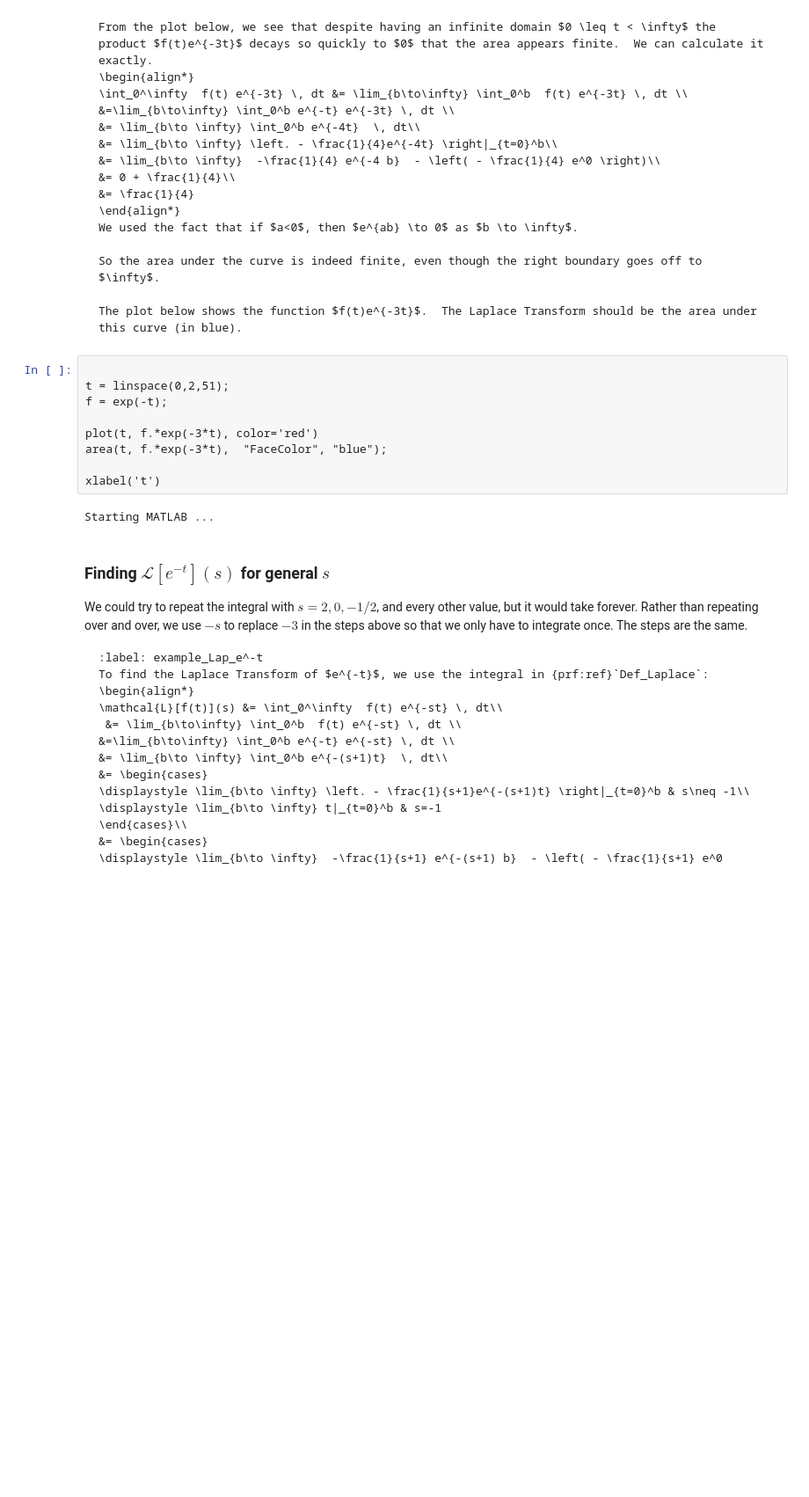
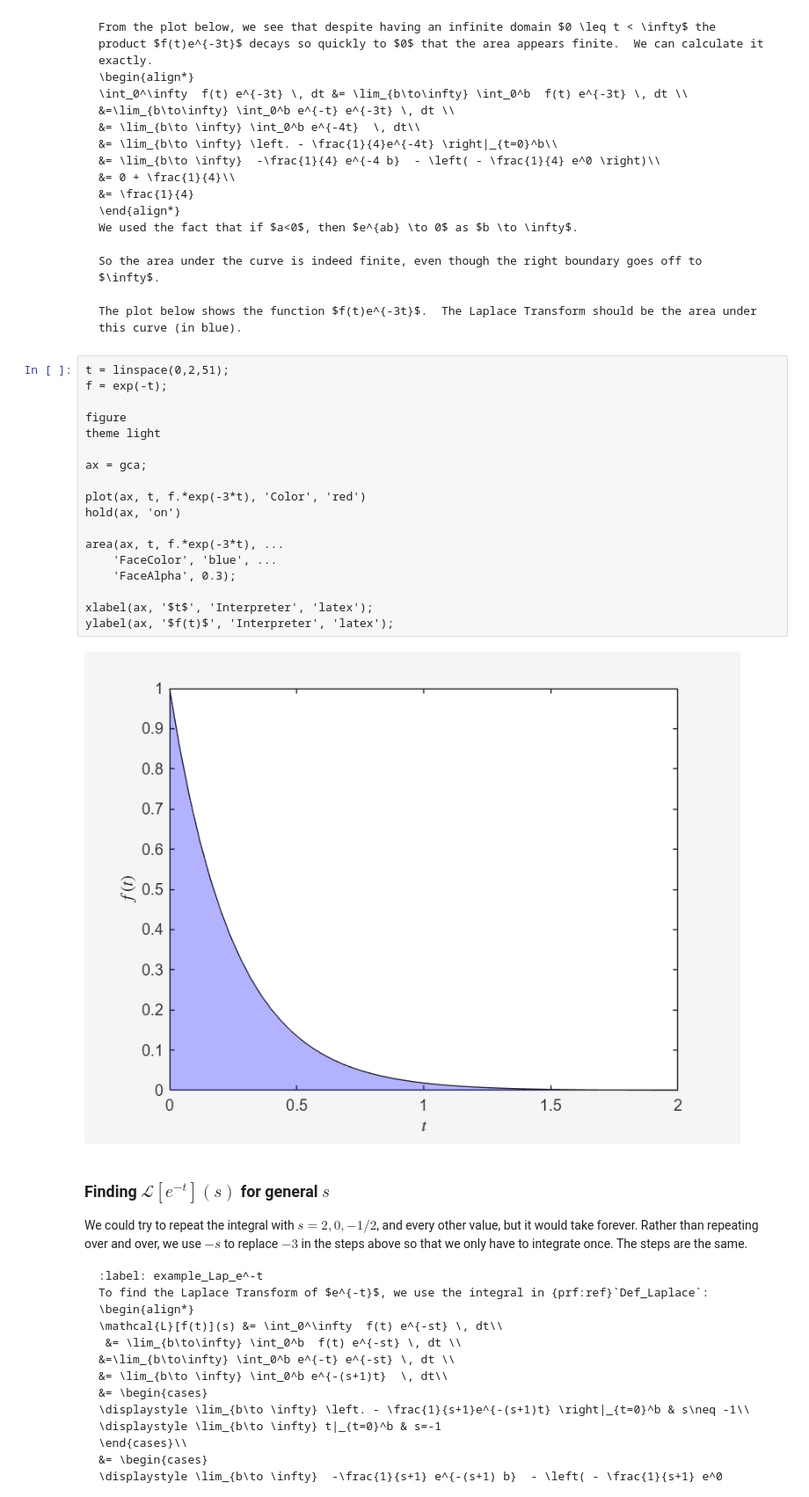
Before and after one commit to joelmiller/Laplace, a Jupyter notebook: docs/_sources/notebooks/LaplaceDef.ipynb, the cells around one changed output. Shown at 88% size. Saved outputs shown, nothing was run; the diff lists cells and outputs as text; blank space fills up the shorter version.

`````diff
--- a/docs/_sources/notebooks/LaplaceDef.ipynb
+++ b/docs/_sources/notebooks/LaplaceDef.ipynb
@@ -89,16 +89,25 @@ So the area under the curve is indeed finite, even though the right boundary goe
 The plot below shows the function $f(t)e^{-3t}$.  The Laplace Transform should be the area under this curve (in blue).
 ````
 # %%
-
 t = linspace(0,2,51);
 f = exp(-t);
 
-plot(t, f.*exp(-3*t), color='red')
-area(t, f.*exp(-3*t),  "FaceColor", "blue");
+figure
+theme light
 
-xlabel('t')
+ax = gca;
+
+plot(ax, t, f.*exp(-3*t), 'Color', 'red')
+hold(ax, 'on')
+
+area(ax, t, f.*exp(-3*t), ...
+    'FaceColor', 'blue', ...
+    'FaceAlpha', 0.3);
+
+xlabel(ax, '$t$', 'Interpreter', 'latex');
+ylabel(ax, '$f(t)$', 'Interpreter', 'latex');
 # %% [output]
-Starting MATLAB ...
+[figure, added]
 # %% [markdown]
 ### Finding $\mathcal{L}[e^{-t}](s)$ for general $s$
 We could try to repeat the integral with $s= 2, 0, -1/2$, and every other value, but it would take forever. Rather than repeating over and over, we use $-s$ to replace $-3$ in the steps above  so that we only have to integrate once.  The steps are the same.
`````
Also changed, not shown: parts of 2 cells of this notebook, 20 other files.
